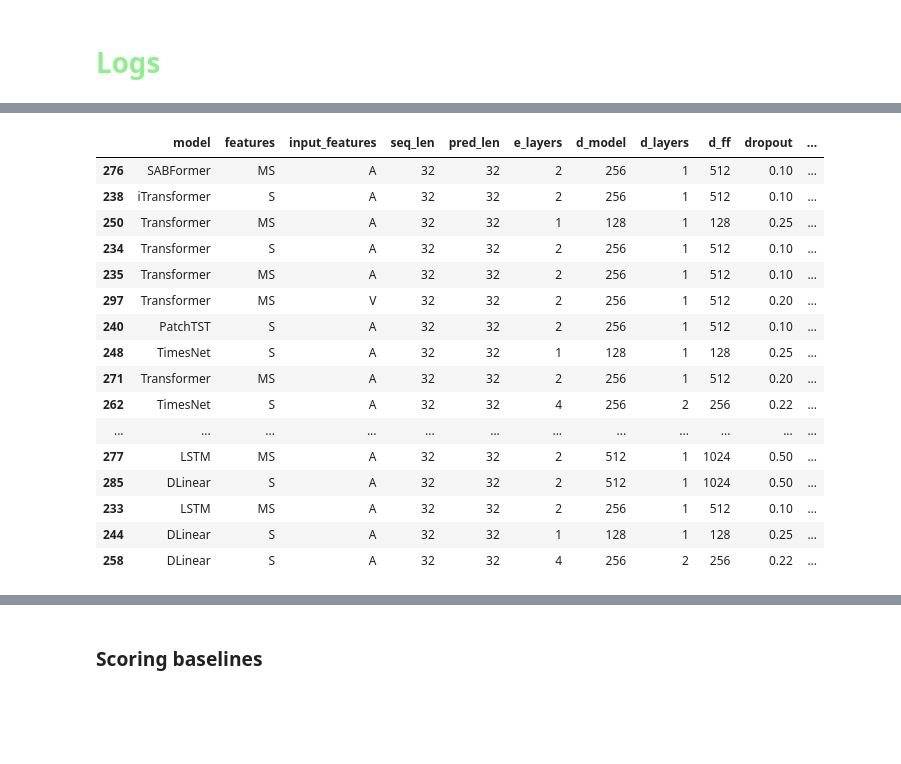
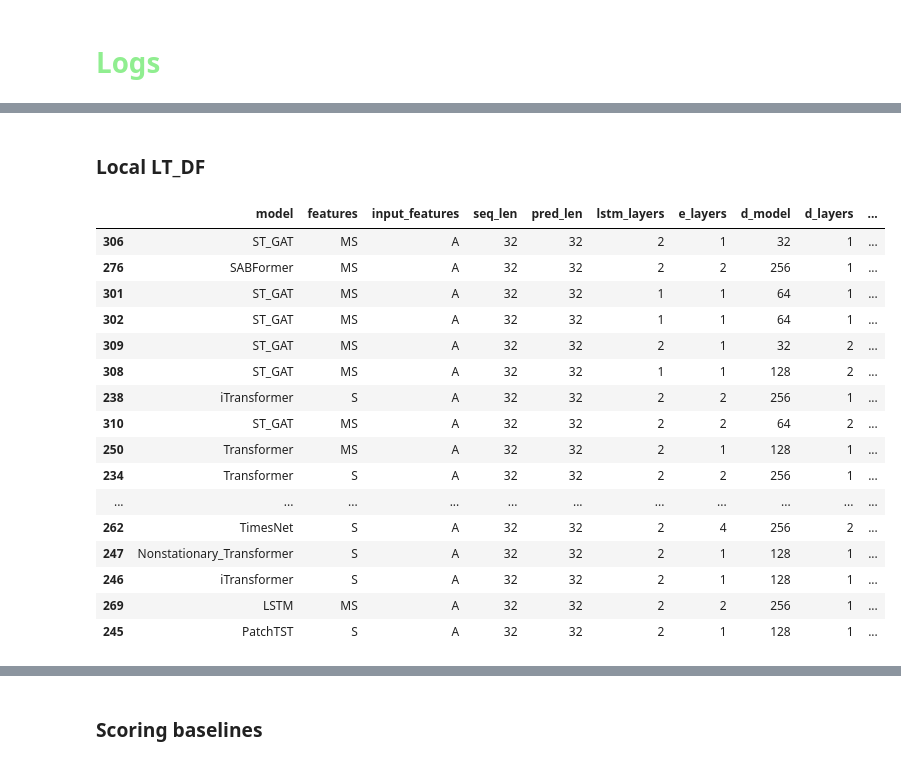
Before and after one commit to arnaud-odet/Time-Series-Library, a Jupyter notebook: results.ipynb, the cells around one changed output, grey strips where cells are left out. Drawn from its saved outputs; the diff is of its cells as text; code cells hidden in the pictures; blank space fills up the shorter version.

```diff
--- a/results.ipynb
+++ b/results.ipynb
@@ -11,30 +42,32 @@ import seaborn as sns
+# %% [markdown]
+### Local LT_DF
 # %%
 model_id = 'USC_32_32'
 lt_logs_df = pd.read_csv('./logs/long_term_forecast.csv', index_col = 0)
 lt_logs_df['epoch'] = lt_logs_df['epoch'].fillna(-1).astype(int)
 lt_logs_df['fit_time'] = np.round(lt_logs_df['fit_time'],2)
 start_index = 232
 query = (lt_logs_df['model_id'] == model_id)&(lt_logs_df['fde'].isna() == False)&(lt_logs_df.index >= start_index)
-lt_logs_df[query][['model','features','input_features','seq_len', 'pred_len','e_layers','d_model', 'd_layers', 'd_ff',
+lt_logs_df[query][['model','features','input_features','seq_len', 'pred_len','lstm_layers','e_layers','d_model', 'd_layers', 'd_ff',
        'dropout', 'learning_rate', 'train_epochs', 'epoch','fde','rmse','nb_params', 'fit_time']].sort_values('fde').head(20)
 # %% [output]
-|  | model | features | input_features | seq_len | pred_len | e_layers | d_model | d_layers | d_ff | dropout | ... |
-| 276 | SABFormer | MS | A | 32 | 32 | 2 | 256 | 1 | 512 | 0.10 | ... |
-| 238 | iTransformer | S | A | 32 | 32 | 2 | 256 | 1 | 512 | 0.10 | ... |
-| 250 | Transformer | MS | A | 32 | 32 | 1 | 128 | 1 | 128 | 0.25 | ... |
-| 234 | Transformer | S | A | 32 | 32 | 2 | 256 | 1 | 512 | 0.10 | ... |
-| 235 | Transformer | MS | A | 32 | 32 | 2 | 256 | 1 | 512 | 0.10 | ... |
-| 297 | Transformer | MS | V | 32 | 32 | 2 | 256 | 1 | 512 | 0.20 | ... |
-| 240 | PatchTST | S | A | 32 | 32 | 2 | 256 | 1 | 512 | 0.10 | ... |
-| 248 | TimesNet | S | A | 32 | 32 | 1 | 128 | 1 | 128 | 0.25 | ... |
-| 271 | Transformer | MS | A | 32 | 32 | 2 | 256 | 1 | 512 | 0.20 | ... |
-| 262 | TimesNet | S | A | 32 | 32 | 4 | 256 | 2 | 256 | 0.22 | ... |
-| ... | ... | ... | ... | ... | ... | ... | ... | ... | ... | ... | ... |
-| 277 | LSTM | MS | A | 32 | 32 | 2 | 512 | 1 | 1024 | 0.50 | ... |
-| 285 | DLinear | S | A | 32 | 32 | 2 | 512 | 1 | 1024 | 0.50 | ... |
-| 233 | LSTM | MS | A | 32 | 32 | 2 | 256 | 1 | 512 | 0.10 | ... |
-| 244 | DLinear | S | A | 32 | 32 | 1 | 128 | 1 | 128 | 0.25 | ... |
-| 258 | DLinear | S | A | 32 | 32 | 4 | 256 | 2 | 256 | 0.22 | ... |
+|  | model | features | input_features | seq_len | pred_len | lstm_layers | e_layers | d_model | d_layers | ... |
+| 306 | ST_GAT | MS | A | 32 | 32 | 2 | 1 | 32 | 1 | ... |
+| 276 | SABFormer | MS | A | 32 | 32 | 2 | 2 | 256 | 1 | ... |
+| 301 | ST_GAT | MS | A | 32 | 32 | 1 | 1 | 64 | 1 | ... |
+| 302 | ST_GAT | MS | A | 32 | 32 | 1 | 1 | 64 | 1 | ... |
+| 309 | ST_GAT | MS | A | 32 | 32 | 2 | 1 | 32 | 2 | ... |
+| 308 | ST_GAT | MS | A | 32 | 32 | 1 | 1 | 128 | 2 | ... |
+| 238 | iTransformer | S | A | 32 | 32 | 2 | 2 | 256 | 1 | ... |
+| 310 | ST_GAT | MS | A | 32 | 32 | 2 | 2 | 64 | 2 | ... |
+| 250 | Transformer | MS | A | 32 | 32 | 2 | 1 | 128 | 1 | ... |
+| 234 | Transformer | S | A | 32 | 32 | 2 | 2 | 256 | 1 | ... |
+| ... | ... | ... | ... | ... | ... | ... | ... | ... | ... | ... |
+| 262 | TimesNet | S | A | 32 | 32 | 2 | 4 | 256 | 2 | ... |
+| 247 | Nonstationary_Transformer | S | A | 32 | 32 | 2 | 1 | 128 | 1 | ... |
+| 246 | iTransformer | S | A | 32 | 32 | 2 | 1 | 128 | 1 | ... |
+| 269 | LSTM | MS | A | 32 | 32 | 2 | 2 | 256 | 1 | ... |
+| 245 | PatchTST | S | A | 32 | 32 | 2 | 1 | 128 | 1 | ... |
 # %%
 sns.scatterplot( data = lt_logs_df[query],
                 x = 'nb_params', y='fde', alpha = 0.5,
```
Also changed, not shown: parts of 6 cells of this notebook, 29 other files.
